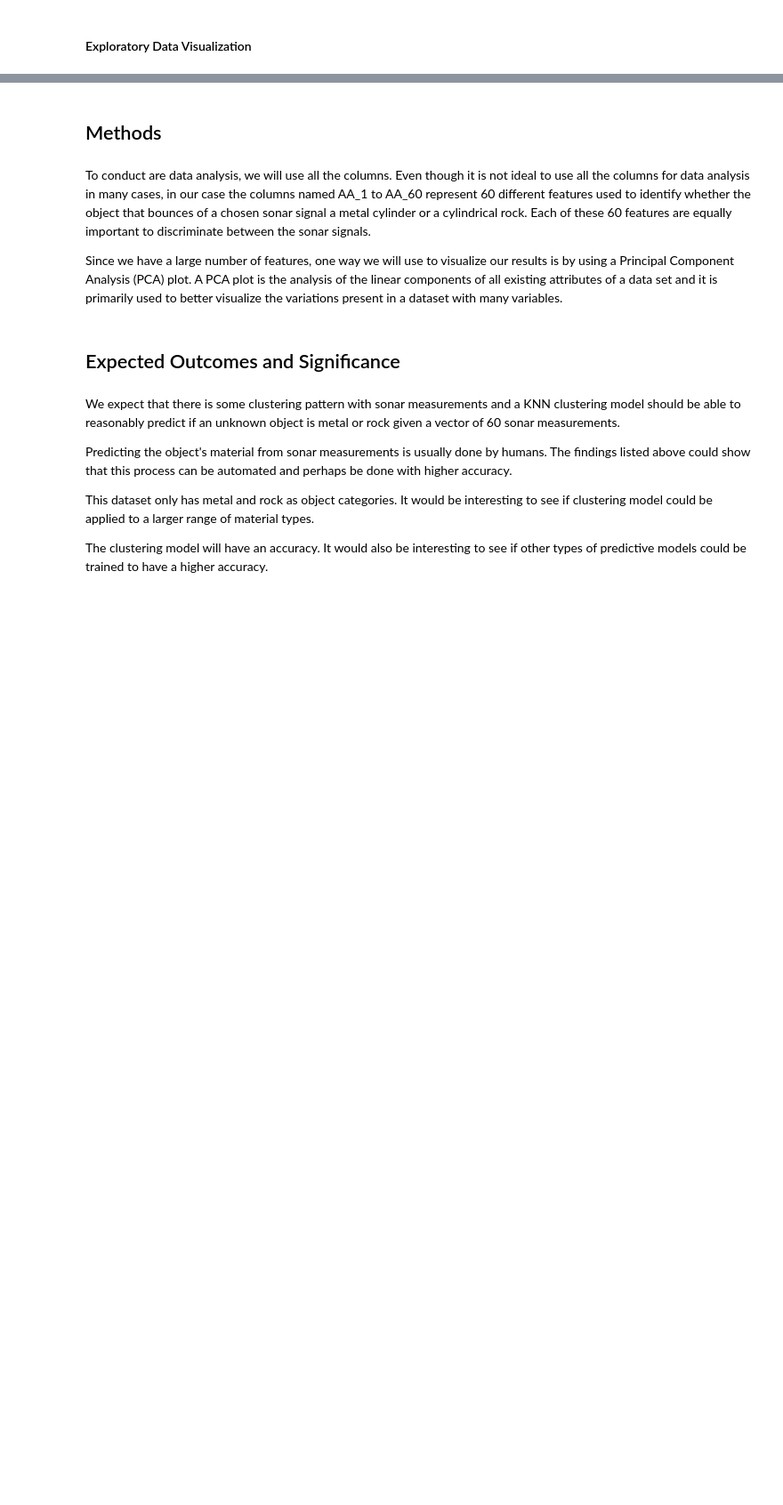
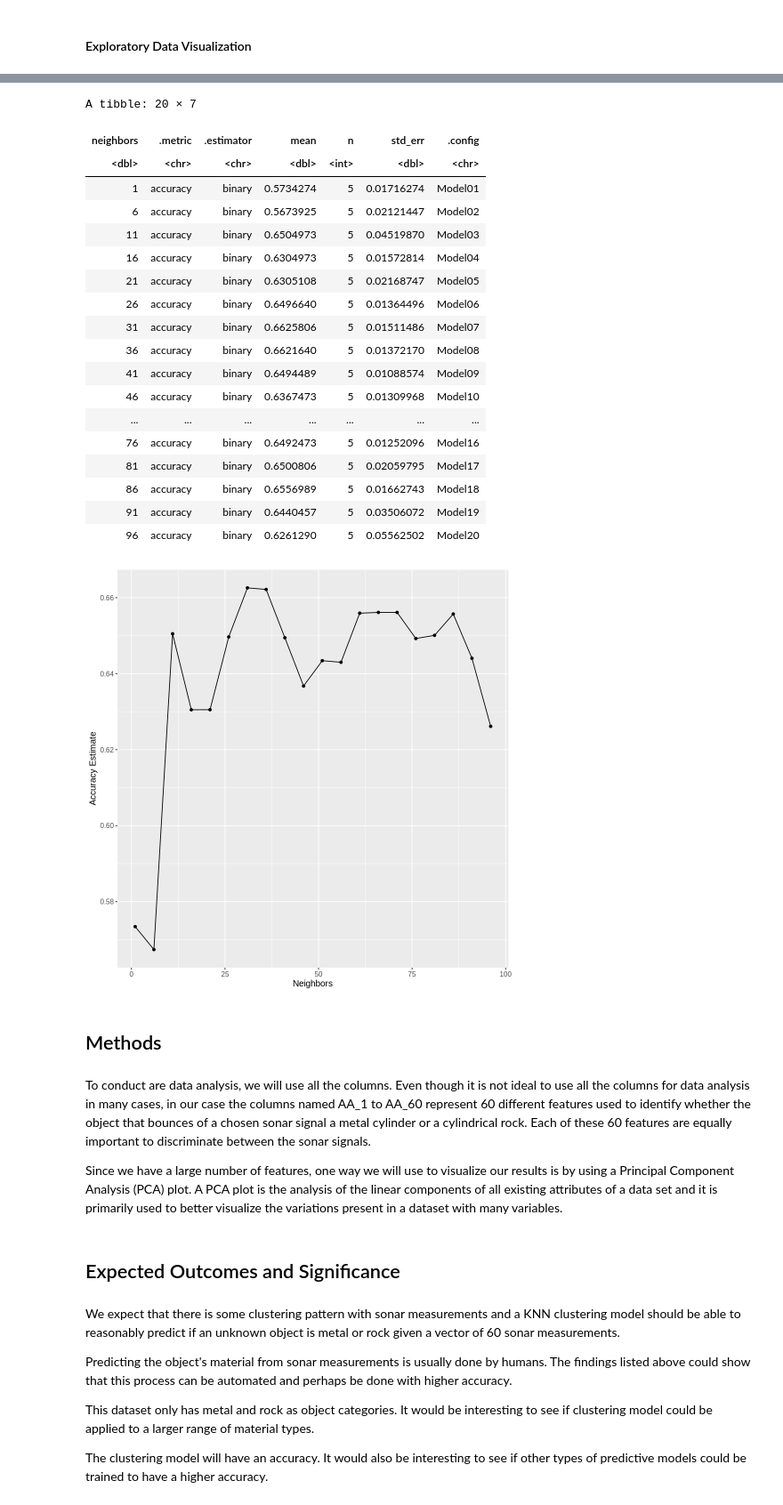
Before and after one commit to m2icocoa/group_project_team_6, a Jupyter notebook: proposal.ipynb, the cells around one changed output, grey strips where cells are left out. Shown at 89% size. Drawn from its saved outputs; the diff is of its cells as text; code cells hidden in the pictures; blank space fills up the shorter version.

Commit message:
Accuracies - Mii

```diff
--- a/proposal.ipynb
+++ b/proposal.ipynb
@@ -180,3 +179,54 @@ Again note that although each of the 60 angles are useful when it comes to predi
+# %%
+sonar_vfold <- vfold_cv(sonar_training, v = 5, strata = Rocks_or_Mines)
+
+knn_spec <- nearest_neighbor(weight_func = "rectangular", neighbors = tune()) %>%
+    set_engine("kknn") %>%
+    set_mode("classification")
+
+sonar_recipe <- recipe(Rocks_or_Mines ~ AA_1 + AA_2 + AA_3 + AA_4 + AA_5, data = sonar_training) %>%
+    step_scale(all_predictors()) %>%
+    step_center(all_predictors())
+
+k_vals <- tibble(neighbors = seq(from = 1, to = 100, by = 5))
+
+knn_results <- workflow() %>%
+    add_recipe(sonar_recipe) %>%
+    add_model(knn_spec) %>%
+    tune_grid(resamples = sonar_vfold, grid = k_vals) %>%
+    collect_metrics()
+
+accuracies <- knn_results %>%
+    filter(.metric == "accuracy")
+accuracies
+
+accuracy_vs_k <- ggplot(accuracies, aes(x = neighbors, y = mean)) +
+  geom_point() +
+  geom_line() +
+  labs(x = "Neighbors", y = "Accuracy Estimate") +
+  theme(text = element_text(size = 12))
+
+accuracy_vs_k
+# %% [output]
+A tibble: 20 × 7
+| neighbors | .metric | .estimator | mean | n | std_err | .config |
+| <dbl> | <chr> | <chr> | <dbl> | <int> | <dbl> | <chr> |
+| 1 | accuracy | binary | 0.5734274 | 5 | 0.01716274 | Model01 |
+| 6 | accuracy | binary | 0.5673925 | 5 | 0.02121447 | Model02 |
+| 11 | accuracy | binary | 0.6504973 | 5 | 0.04519870 | Model03 |
+| 16 | accuracy | binary | 0.6304973 | 5 | 0.01572814 | Model04 |
+| 21 | accuracy | binary | 0.6305108 | 5 | 0.02168747 | Model05 |
+| 26 | accuracy | binary | 0.6496640 | 5 | 0.01364496 | Model06 |
+| 31 | accuracy | binary | 0.6625806 | 5 | 0.01511486 | Model07 |
+| 36 | accuracy | binary | 0.6621640 | 5 | 0.01372170 | Model08 |
+| 41 | accuracy | binary | 0.6494489 | 5 | 0.01088574 | Model09 |
+| 46 | accuracy | binary | 0.6367473 | 5 | 0.01309968 | Model10 |
+| ... | ... | ... | ... | ... | ... | ... |
+| 76 | accuracy | binary | 0.6492473 | 5 | 0.01252096 | Model16 |
+| 81 | accuracy | binary | 0.6500806 | 5 | 0.02059795 | Model17 |
+| 86 | accuracy | binary | 0.6556989 | 5 | 0.01662743 | Model18 |
+| 91 | accuracy | binary | 0.6440457 | 5 | 0.03506072 | Model19 |
+| 96 | accuracy | binary | 0.6261290 | 5 | 0.05562502 | Model20 |
+[figure, added]
 # %% [markdown]
 ## Methods
 # %% [markdown]
```
Also changed, not shown: parts of 4 cells of this notebook.
